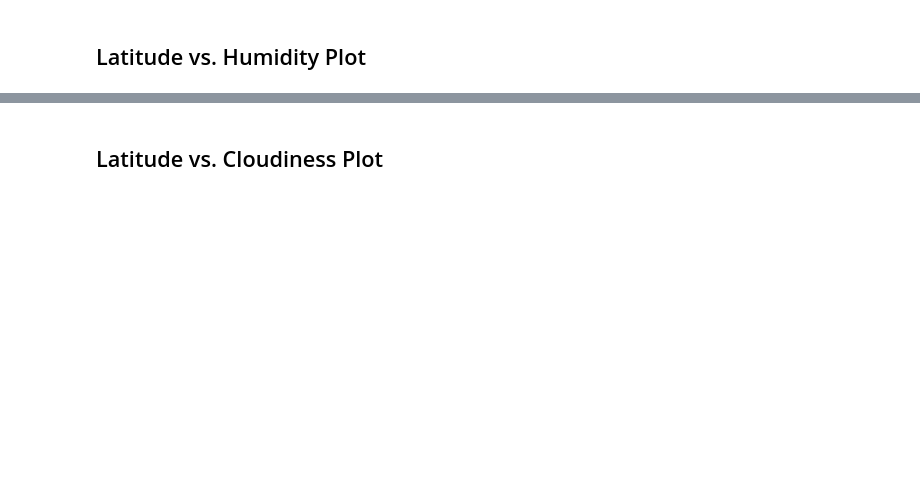
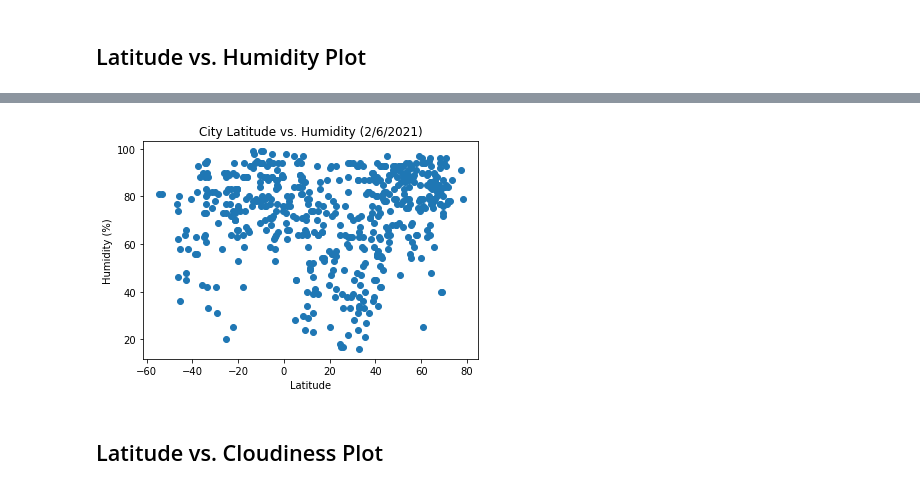
Before and after one commit to carterkioski/python-api-challenge, a Jupyter notebook: Carter_Kioski_Answers/WeatherPy/WeatherPy.ipynb, the cells around one changed output, grey strips where cells are left out. Cells and saved outputs as stored; diff of their text form; code cells hidden in the pictures; blank space fills up the shorter version.

```diff
--- a/Carter_Kioski_Answers/WeatherPy/WeatherPy.ipynb
+++ b/Carter_Kioski_Answers/WeatherPy/WeatherPy.ipynb
@@ -144,2 +181,11 @@ Int64Index([], dtype='int64')
+# %%
+plt.scatter(clean_city_data['Lat'],clean_city_data['Humidity'])
+plt.title('City Latitude vs. Humidity (2/6/2021)')
+plt.xlabel('Latitude')
+plt.ylabel('Humidity (%)')
+plt.show()
+#The code is analyzing how the humidity changes based on the latitude of the given city(excluding any cities with 100% humidity)
+# %% [output]
+[figure, added]
 # %% [markdown]
 ## Latitude vs. Cloudiness Plot
```
Also changed, not shown: parts of 21 cells of this notebook, 1 other file.
